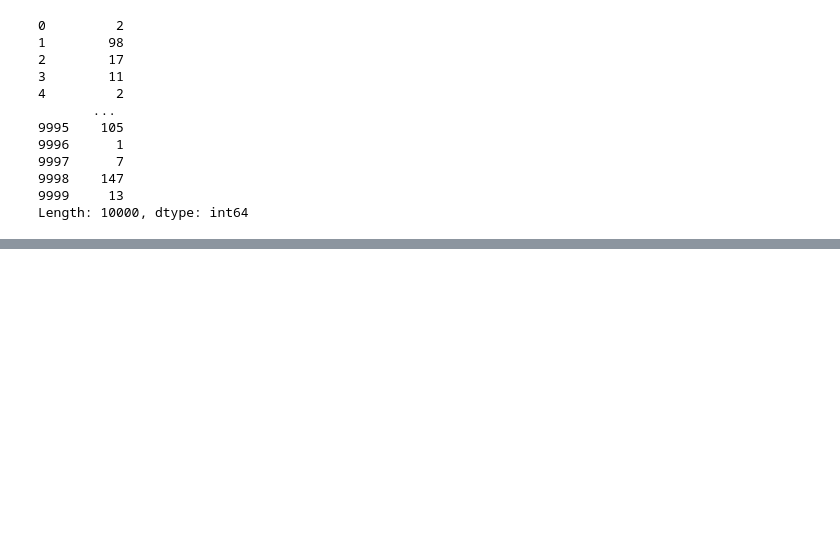
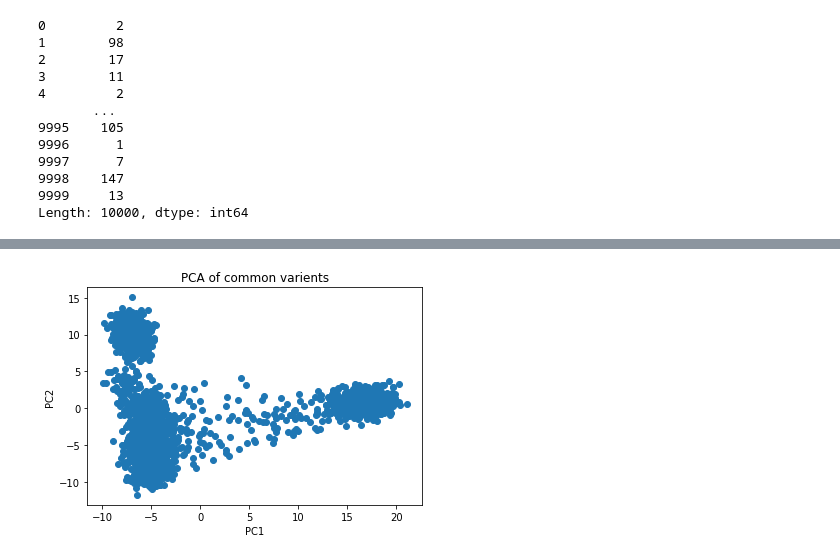
Before and after one commit to aaagrim/qbb2020-answers, a Jupyter notebook: day2-homework/day2-homework-exercises.ipynb, the cells around one changed output, grey strips where cells are left out. Saved outputs shown, nothing was run; the diff lists cells and outputs as text; code cells hidden in the pictures; blank space fills up the shorter version.

```diff
--- a/day2-homework/day2-homework-exercises.ipynb
+++ b/day2-homework/day2-homework-exercises.ipynb
@@ -47,0 +107,3 @@ total_al
+# %%
+gen = gen.T
+gen
@@ -47,0 +124,3 @@ total_al
+# %%
+gen_standard = StandardScaler().fit_transform(gen)
+gen_standard.mean(axis = 0)
@@ -47,0 +145,4 @@ total_al
+# %%
+pca = PCA(n_components = 2)
+pca_output = pca.fit_transform(gen_standard)
+pca_output
@@ -47,0 +161,4 @@ total_al
+# %%
+pca_output_df = pd.DataFrame(data = pca_output,
+                            columns = ['PC1', 'PC2'])
+pca_output_df
@@ -47,0 +179,10 @@ total_al
+# %%
+fig, ax = plt.subplots()
+ax.scatter(x = pca_output_df['PC1'], y = pca_output_df['PC2'])
+ax.set_xlabel( "PC1" )
+ax.set_ylabel( "PC2" )
+ax.set_title( "PCA of common varients" )
+
+plt.show()
+# %% [output]
+[figure, added]
```
Also changed, not shown: parts of 9 cells of this notebook.
